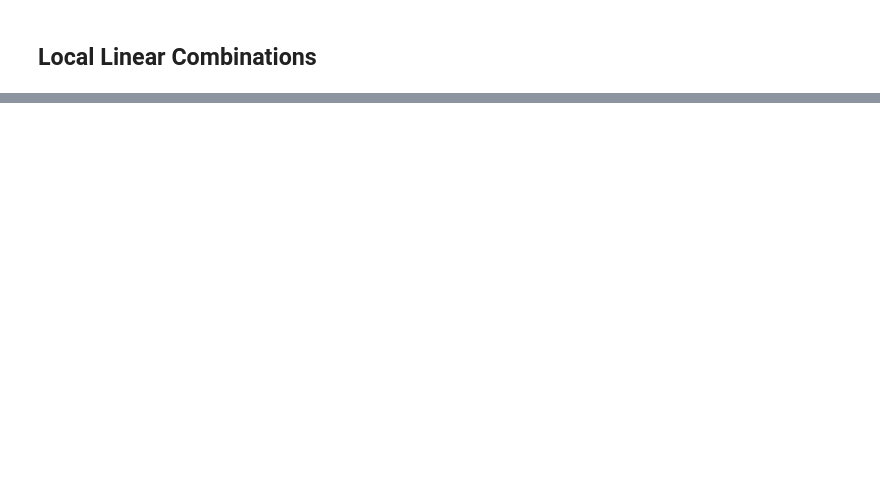
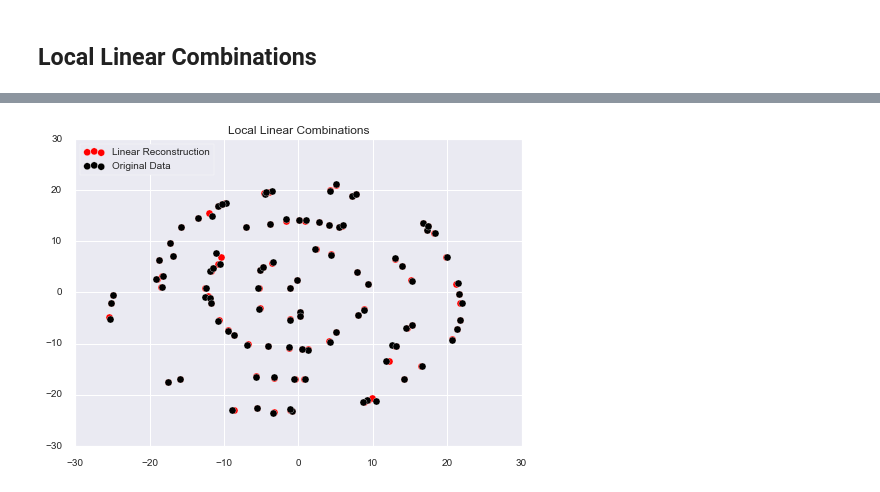
Before and after one commit to GAnagno/Dimensionality-Reduction, a Jupyter notebook: Locally Linear Embedding.ipynb, the cells around one changed output, grey strips where cells are left out. Drawn from its saved outputs; the diff is of its cells as text; code cells hidden in the pictures; blank space fills up the shorter version.

```diff
--- a/Locally Linear Embedding.ipynb
+++ b/Locally Linear Embedding.ipynb
@@ -57,0 +180,21 @@ plt.show();
+# %%
+from sklearn.neighbors import NearestNeighbors, kneighbors_graph
+W = barycenter_kneighbors_graph(X, n_neighbors=k)
+
+linear_combos = []
+neighborhood_weights = []
+for i in range(len(X)):
+    weights = W.toarray()[i][neighbors[i]]
+    neighborhood = X[neighbors[i]]
+    weighted_neighbors = weights.reshape(-1,1)*neighborhood
+    lin_x1 = np.sum(weighted_neighbors[:,0])
+    lin_x2 = np.sum(weighted_neighbors[:,1])
+    linear_combos.append([lin_x1, lin_x2])
+    neighborhood_weights.append(weights)
+linear_X = np.array(linear_combos)
+plt.scatter(linear_X[:,0], linear_X[:,1], c='red', s=50, label='Linear Reconstruction')
+plt.scatter(X[:,0], X[:,1], c='black', s=50, label='Original Data')
+plt.title('Local Linear Combinations')
+plt.legend(loc='upper left');
+# %% [output]
+[figure, added]
```
Also changed, not shown: parts of 24 cells of this notebook.
